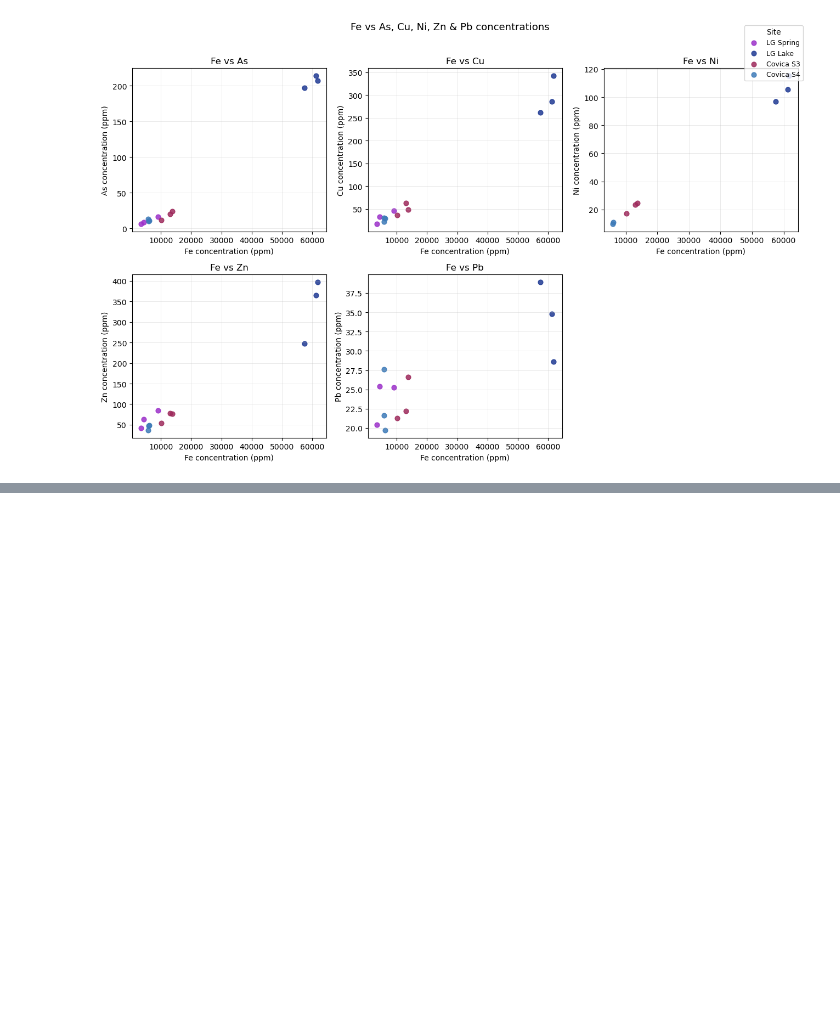
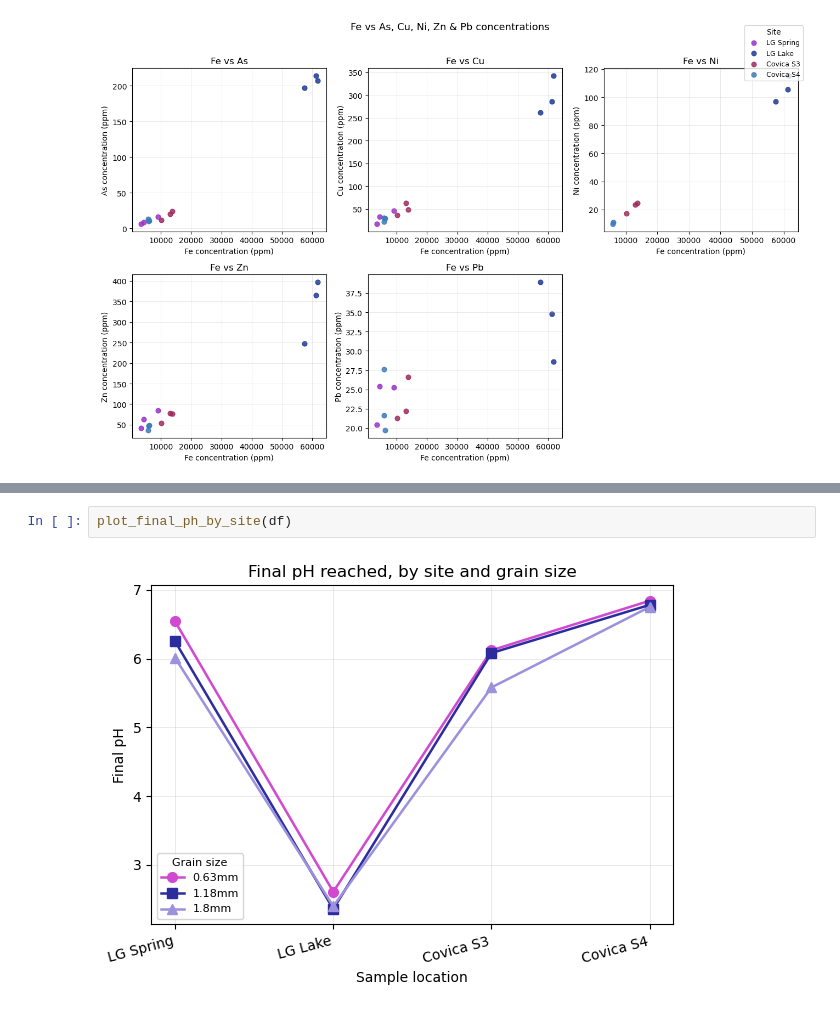
Before and after one commit to Monique2932/B_Module_Fieldwork, a Jupyter notebook: xrf_plots_monique.ipynb, the cells around one changed output, grey strips where cells are left out. Drawn from its saved outputs; the diff is of its cells as text; blank space fills up the shorter version.

```diff
--- a/xrf_plots_monique.ipynb
+++ b/xrf_plots_monique.ipynb
@@ -229,0 +405,4 @@ fe_vs_elements_grid(df, ["As", "Cu", "Ni", "Zn", "Pb"])
+# %%
+plot_final_ph_by_site(df)
+# %% [output]
+[figure, added]
```
Also changed, not shown: parts of 8 cells of this notebook, 1 other file.
